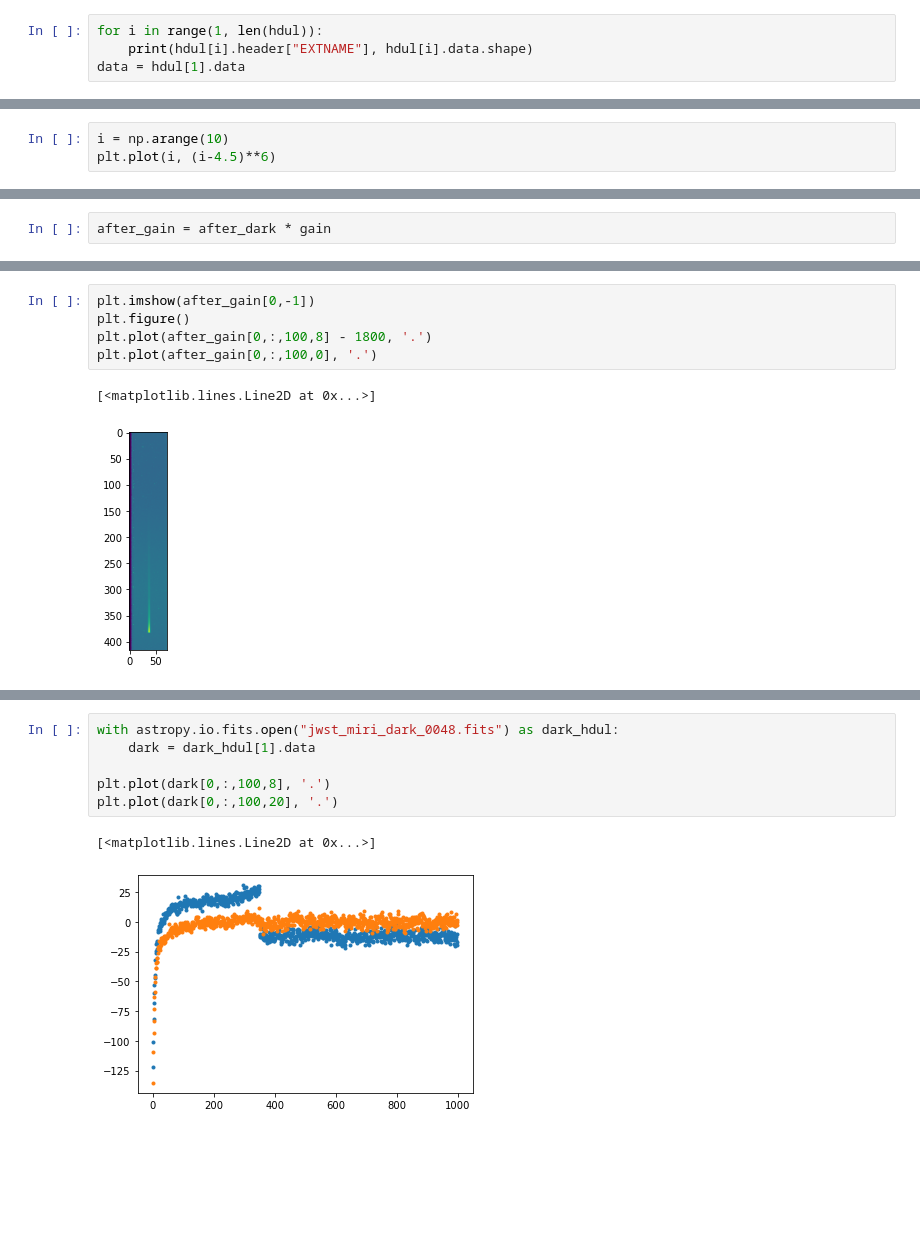
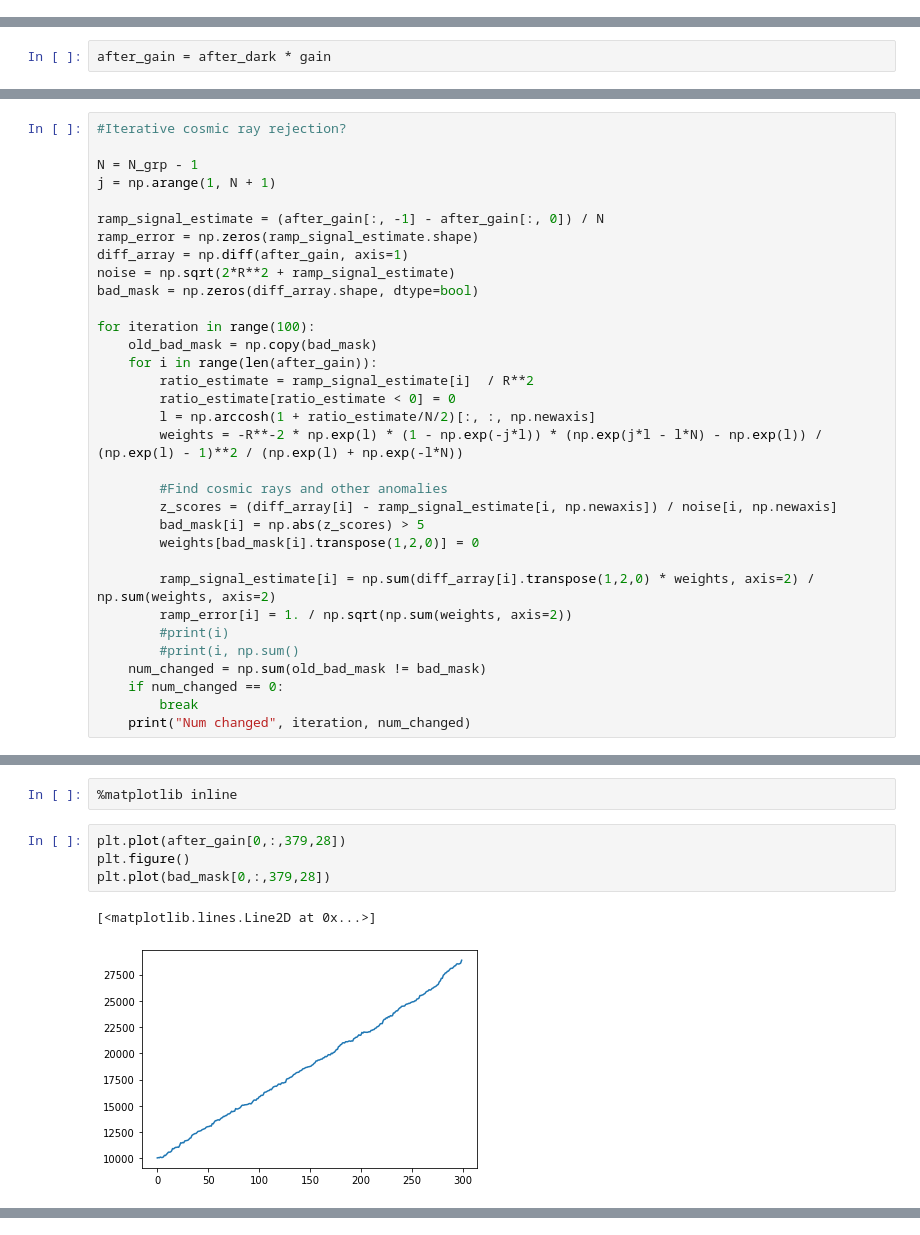
Before and after one commit to ideasrule/sparta, a Jupyter notebook: Reduce MIRI.ipynb, the cells around one changed output, grey strips where cells are left out. Saved outputs shown, nothing was run; the diff lists cells and outputs as text; blank space fills up the shorter version.

```diff
--- a/Reduce MIRI.ipynb
+++ b/Reduce MIRI.ipynb
@@ -19,4 +20,0 @@ hdul[1].data.shape
-# %%
-for i in range(1, len(hdul)):
-    print(hdul[i].header["EXTNAME"], hdul[i].data.shape)
-data = hdul[1].data
@@ -170,3 +20,0 @@ print(np.std(diffs))
-# %%
-i = np.arange(10)
-plt.plot(i, (i-4.5)**6)
@@ -285,0 +124,33 @@ plt.plot(xs, residuals)
+# %%
+#Iterative cosmic ray rejection?
+
+N = N_grp - 1
+j = np.arange(1, N + 1)
+
+ramp_signal_estimate = (after_gain[:, -1] - after_gain[:, 0]) / N
+ramp_error = np.zeros(ramp_signal_estimate.shape)
+diff_array = np.diff(after_gain, axis=1)
+noise = np.sqrt(2*R**2 + ramp_signal_estimate)
+bad_mask = np.zeros(diff_array.shape, dtype=bool)
+
+for iteration in range(100):
+    old_bad_mask = np.copy(bad_mask)
+    for i in range(len(after_gain)):
+        ratio_estimate = ramp_signal_estimate[i]  / R**2
+        ratio_estimate[ratio_estimate < 0] = 0
+        l = np.arccosh(1 + ratio_estimate/N/2)[:, :, np.newaxis]
+        weights = -R**-2 * np.exp(l) * (1 - np.exp(-j*l)) * (np.exp(j*l - l*N) - np.exp(l)) / (np.exp(l) - 1)**2 / (np.exp(l) + np.exp(-l*N))
+
+        #Find cosmic rays and other anomalies
+        z_scores = (diff_array[i] - ramp_signal_estimate[i, np.newaxis]) / noise[i, np.newaxis]
+        bad_mask[i] = np.abs(z_scores) > 5
+        weights[bad_mask[i].transpose(1,2,0)] = 0
+
+        ramp_signal_estimate[i] = np.sum(diff_array[i].transpose(1,2,0) * weights, axis=2) / np.sum(weights, axis=2)
+        ramp_error[i] = 1. / np.sqrt(np.sum(weights, axis=2))
+        #print(i)
+        #print(i, np.sum()
+    num_changed = np.sum(old_bad_mask != bad_mask)
+    if num_changed == 0:
+        break
+    print("Num changed", iteration, num_changed)
@@ -286,8 +166,9 @@ plt.plot(xs, residuals)
+# %%
+%matplotlib inline
 # %%
-plt.imshow(after_gain[0,-1])
+plt.plot(after_gain[0,:,379,28])
 plt.figure()
-plt.plot(after_gain[0,:,100,8] - 1800, '.')
-plt.plot(after_gain[0,:,100,0], '.')
+plt.plot(bad_mask[0,:,379,28])
 # %% [output]
 [<matplotlib.lines.Line2D at 0x...>]
-[figure, old version]
+[figure, new version]
@@ -295,9 +175,0 @@ plt.plot(after_gain[0,:,100,0], '.')
-# %%
-with astropy.io.fits.open("jwst_miri_dark_0048.fits") as dark_hdul:
-    dark = dark_hdul[1].data
-
-plt.plot(dark[0,:,100,8], '.')
-plt.plot(dark[0,:,100,20], '.')
-# %% [output]
-[<matplotlib.lines.Line2D at 0x...>]
-[figure, removed]
```
Also changed, not shown: parts of 58 cells of this notebook, 1 other file.
